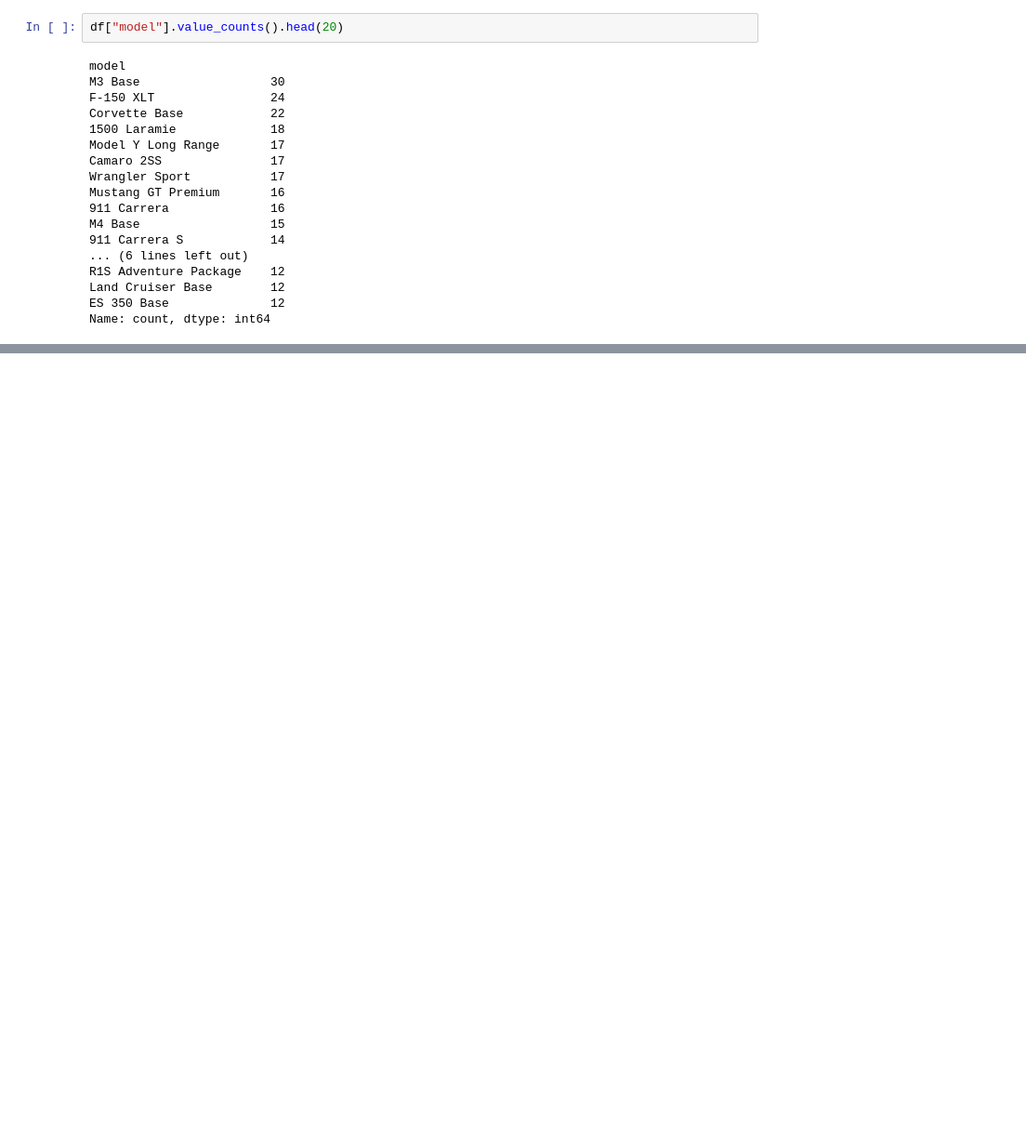
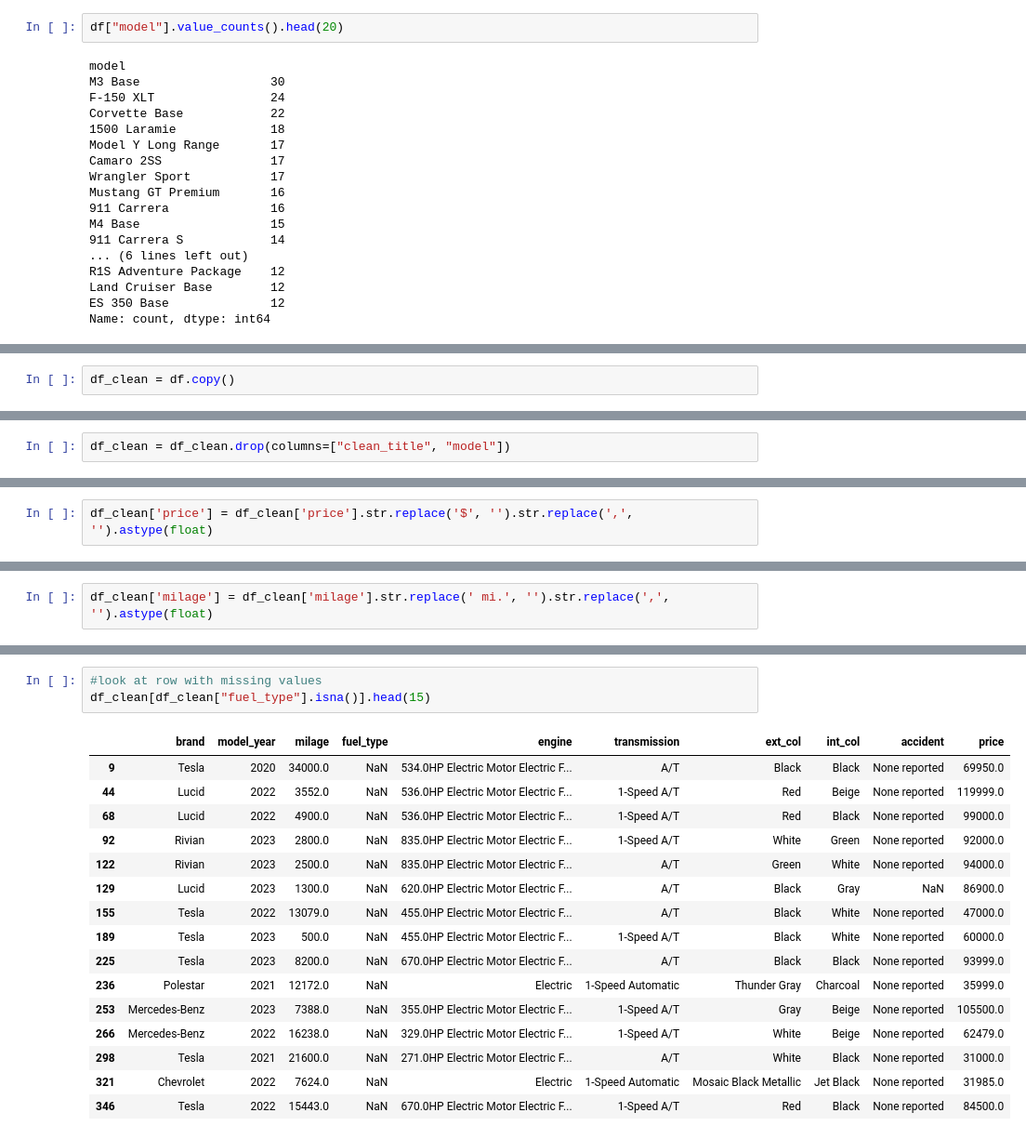
Before and after one commit to burureemmilio/machine_learning_capstone, a Jupyter notebook: used_car_price_prediction.ipynb, the cells around one changed output, grey strips where cells are left out. Shown at 93% size. Cells and saved outputs as stored; diff of their text form; blank space fills up the shorter version.

```diff
--- a/used_car_price_prediction.ipynb
+++ b/used_car_price_prediction.ipynb
@@ -197,0 +212,2 @@ Name: count, dtype: int64
+# %%
+df_clean = df.copy()
@@ -197,0 +218,2 @@ Name: count, dtype: int64
+# %%
+df_clean = df_clean.drop(columns=["clean_title", "model"])
@@ -197,0 +231,2 @@ Name: count, dtype: int64
+# %%
+df_clean['price'] = df_clean['price'].str.replace('$', '').str.replace(',', '').astype(float)
@@ -197,0 +256,2 @@ Name: count, dtype: int64
+# %%
+df_clean['milage'] = df_clean['milage'].str.replace(' mi.', '').str.replace(',', '').astype(float)
@@ -197,0 +316,20 @@ Name: count, dtype: int64
+# %%
+#look at row with missing values
+df_clean[df_clean["fuel_type"].isna()].head(15)
+# %% [output]
+|  | brand | model_year | milage | fuel_type | engine | transmission | ext_col | int_col | accident | price |
+| 9 | Tesla | 2020 | 34000.0 | NaN | 534.0HP Electric Motor Electric F... | A/T | Black | Black | None reported | 69950.0 |
+| 44 | Lucid | 2022 | 3552.0 | NaN | 536.0HP Electric Motor Electric F... | 1-Speed A/T | Red | Beige | None reported | 119999.0 |
+| 68 | Lucid | 2022 | 4900.0 | NaN | 536.0HP Electric Motor Electric F... | 1-Speed A/T | Red | Black | None reported | 99000.0 |
+| 92 | Rivian | 2023 | 2800.0 | NaN | 835.0HP Electric Motor Electric F... | 1-Speed A/T | White | Green | None reported | 92000.0 |
+| 122 | Rivian | 2023 | 2500.0 | NaN | 835.0HP Electric Motor Electric F... | A/T | Green | White | None reported | 94000.0 |
+| 129 | Lucid | 2023 | 1300.0 | NaN | 620.0HP Electric Motor Electric F... | A/T | Black | Gray | NaN | 86900.0 |
+| 155 | Tesla | 2022 | 13079.0 | NaN | 455.0HP Electric Motor Electric F... | A/T | Black | White | None reported | 47000.0 |
+| 189 | Tesla | 2023 | 500.0 | NaN | 455.0HP Electric Motor Electric F... | 1-Speed A/T | Black | White | None reported | 60000.0 |
+| 225 | Tesla | 2023 | 8200.0 | NaN | 670.0HP Electric Motor Electric F... | A/T | Black | Black | None reported | 93999.0 |
+| 236 | Polestar | 2021 | 12172.0 | NaN | Electric | 1-Speed Automatic | Thunder Gray | Charcoal | None reported | 35999.0 |
+| 253 | Mercedes-Benz | 2023 | 7388.0 | NaN | 355.0HP Electric Motor Electric F... | 1-Speed A/T | Gray | Beige | None reported | 105500.0 |
+| 266 | Mercedes-Benz | 2022 | 16238.0 | NaN | 329.0HP Electric Motor Electric F... | 1-Speed A/T | White | Beige | None reported | 62479.0 |
+| 298 | Tesla | 2021 | 21600.0 | NaN | 271.0HP Electric Motor Electric F... | A/T | White | Black | None reported | 31000.0 |
+| 321 | Chevrolet | 2022 | 7624.0 | NaN | Electric | 1-Speed Automatic | Mosaic Black Metallic | Jet Black | None reported | 31985.0 |
+| 346 | Tesla | 2022 | 15443.0 | NaN | 670.0HP Electric Motor Electric F... | 1-Speed A/T | Red | Black | None reported | 84500.0 |
```
Also changed, not shown: parts of 74 cells of this notebook.
